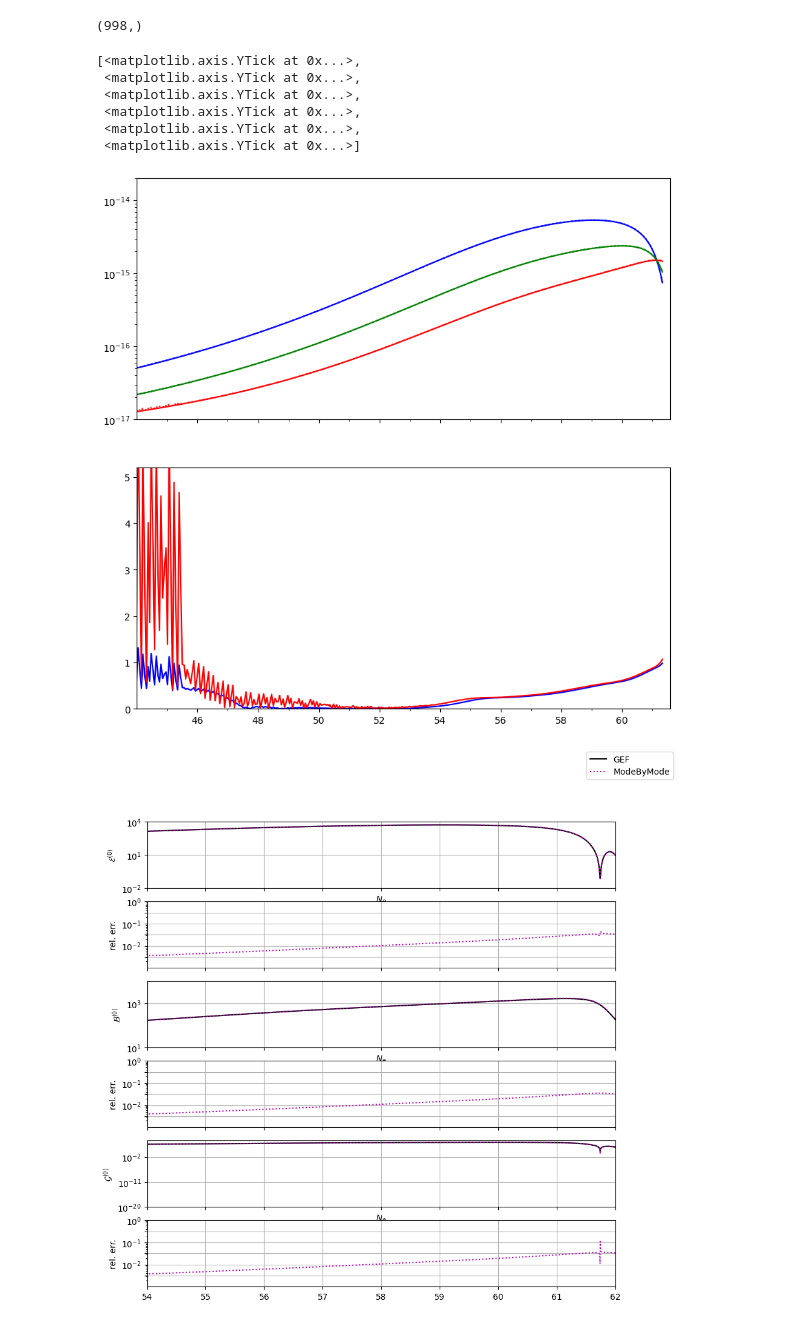
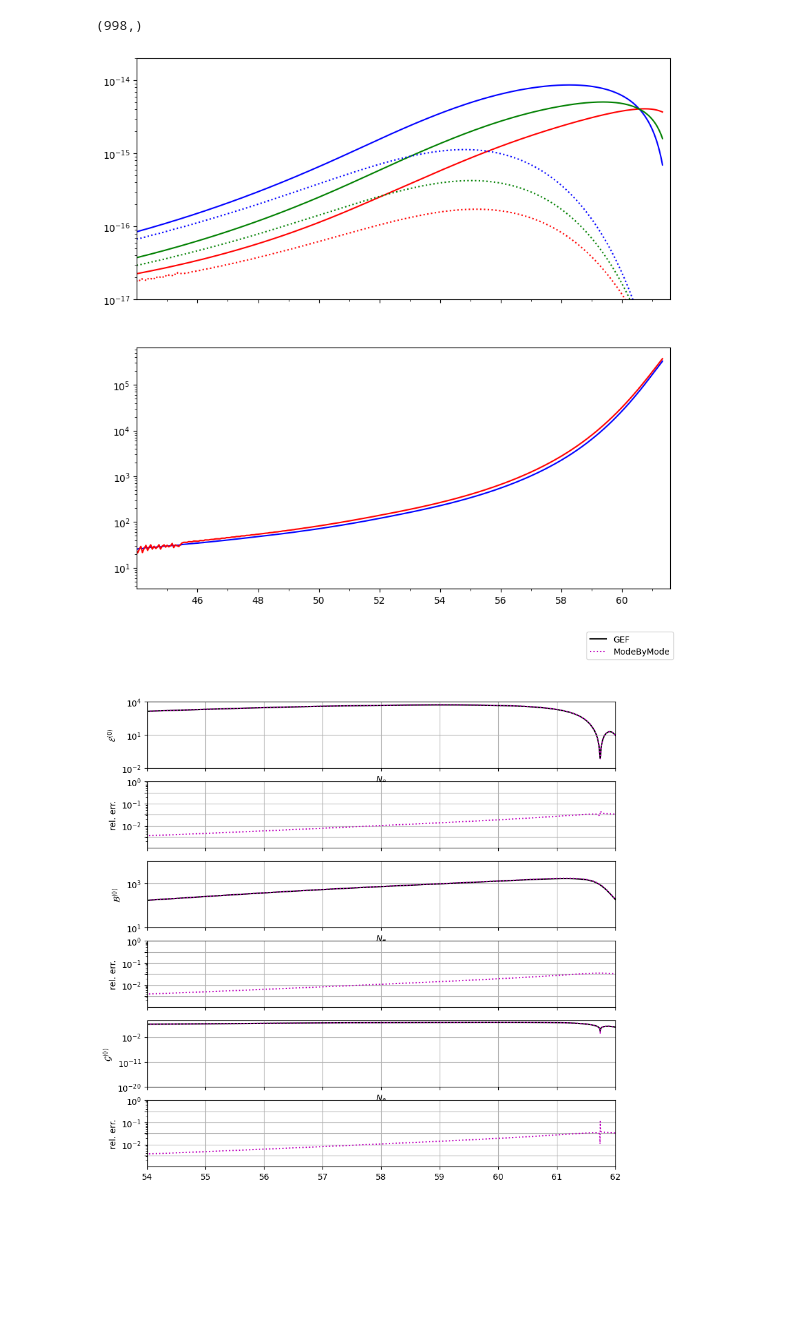
Before and after one commit to richard-von-eckardstein/GEFF, a Jupyter notebook: ModeByMode.ipynb, the cells around one changed output. Cells and saved outputs as stored; diff of their text form; code cells hidden in the pictures; blank space fills up the shorter version.

Commit message:
Improved Delta kDep, v1

```diff
--- a/ModeByMode.ipynb
+++ b/ModeByMode.ipynb
@@ -387,18 +687,18 @@ ax[1].set_yticks(np.array([0, 1, 2, 3, 4, 5]))
 # %%
-file = "./../Data/Richard/GEF_Beta25_M6_SE_frac_-0.5_.dat"
+file = "Out/GEF_Beta25.0_SE-1.0_AltDamp_v2.dat"
+
 input_df = pd.read_table(file, sep=",")
-data = input_df.values
-print(data.shape)
-omega = 3.814203717684728e-05
-tR = data[1:,1]
-NR = data[1:,2]
-aR = data[1:,3]
-khR = data[1:,5]
-dphidtR = data[1:,7]
-deltaR = data[1:,13]
-sigmaER = data[1:,15]
-sigmaBR = data[1:,16]#,14]
-HR = data[1:,4]
-ER = data[1:,10]
-BR = data[1:,11]
-GR = data[1:,12]
+#data = input_df.values
+data = dict(zip(input_df.columns[1:],input_df.values[1:,1:].T))
+NR = data["N"]
+tR = data["t"]
+aR = data["a"]
+khR = data["kh"]
+dphidtR = data["dphi"]
+deltaR = data["delta"]
+sigmaER = data["sigmaE"]
+sigmaBR = data["sigmaB"]
+HR = data["H"]
+ER = data["E"]
+BR = data["B"]
+GR = data["G"]
@@ -454,9 +752,9 @@ SaveMode(ts2, ks2, Ap2, dApdt2, Am2, dAmdt2, af, name="ModesHigh_SE_frac_-0.5_.d
 # %%
 t1, N1, logk1, Ap1, dAp1, Am1, dAm1 = ReadModeFile(
-    "ModesLow_SE_frac_-0.5_.dat")
+    "ModesLow_SE_frac_-1.0_Alt.dat")
 
 t2, N2, logk2, Ap2, dAp2, Am2, dAm2 = ReadModeFile(
-   "ModesHigh_SE_frac_-0.5_.dat")
+   "ModesHigh_SE_frac_-1.0_Alt.dat")
 # %%
 Ap = np.array([*[CubicSpline(t1, Ap1[i,:])(t2) for i in range(len(logk1))], *list(Ap2)])
 dAp = np.array([*[CubicSpline(t1, dAp1[i,:])(t2) for i in range(len(logk1))], *list(dAp2)])
@@ -488,44 +786,39 @@ BMode1 = np.array(BMode)
 GMode1 = np.array(GMode)
 # %%
 fig, ax = plt.subplots(2,1, figsize=(10,10), sharex=True)
-
+omega = 3.814203717684728e-05
 
 rhoE = 0.5*ER*omega**4
 errE = abs(ER - CubicSpline(N, EMode1)(NR))/CubicSpline(N, EMode1)(NR)
 rhoB = 0.5*BR*omega**4
 errB = abs(BR - CubicSpline(N, BMode1)(NR))/CubicSpline(N, BMode1)(NR)
 rhoG = 0.5*abs(GR)*omega**4
 errG = (abs(GR) - CubicSpline(N, abs(GMode1))(NR))/CubicSpline(N, abs(GMode1))(NR)
 
 xticks = np.arange(46, 61, 2)
 xticksmin = np.arange(45, 62, 2)
 yticks = 10**(-1.*np.arange(14, 17))
 
 ax[0].plot(NR, rhoE, "b", label=r"$\rho_E$")
 ax[0].plot(NR, rhoB, "r", label=r"$\rho_B$")
 ax[0].plot(NR, rhoG, "g", label=r"$\frac{1}{2} |\langle \mathbf{E} \cdot \mathbf{B} \rangle|$")
 ax[0].plot(N, 0.5*EMode1*omega**4, "b:", label=r"$\rho_E$")
 ax[0].plot(N, 0.5*BMode1*omega**4, "r:", label=r"$\rho_B$")
 ax[0].plot(N, 0.5*abs(GMode1)*omega**4, "g:", label=r"$\frac{1}{2} |\langle \mathbf{E} \cdot \mathbf{B} \rangle|$")
 ax[0].set_ylim(1e-17, 2e-14)
 ax[0].set_xlim(44, 61.6)
 ax[0].set_xticks(xticks)
 ax[0].set_xticks(xticksmin, minor=True)
 ax[0].set_yticks(yticks)
 ax[0].set_yscale("log")
 ax[1].plot(NR, abs(errE*100), "b")
 ax[1].plot(NR, abs(errB*100), "r")
 #ax[1].plot(NR, errG, "g:")
-ax[1].set_ylim(0., 5.2)
-ax[1].set_yticks(np.array([0, 1, 2, 3, 4, 5]))
+ax[1].set_yscale("log")
+#ax[1].set_ylim(0., 5.2)
+#ax[1].set_yticks(np.array([0, 1, 2, 3, 4, 5]))
 # %% [output]
-[<matplotlib.axis.YTick at 0x...>,
- <matplotlib.axis.YTick at 0x...>,
- <matplotlib.axis.YTick at 0x...>,
- <matplotlib.axis.YTick at 0x...>,
- <matplotlib.axis.YTick at 0x...>,
- <matplotlib.axis.YTick at 0x...>]
-[figure, old version]
+[figure, new version]
 # %%
 fig, ax = plt.subplots(6,1, figsize=(10,10), sharex=True)
 
```
Also changed, not shown: parts of 14 cells of this notebook, 4 other files.
